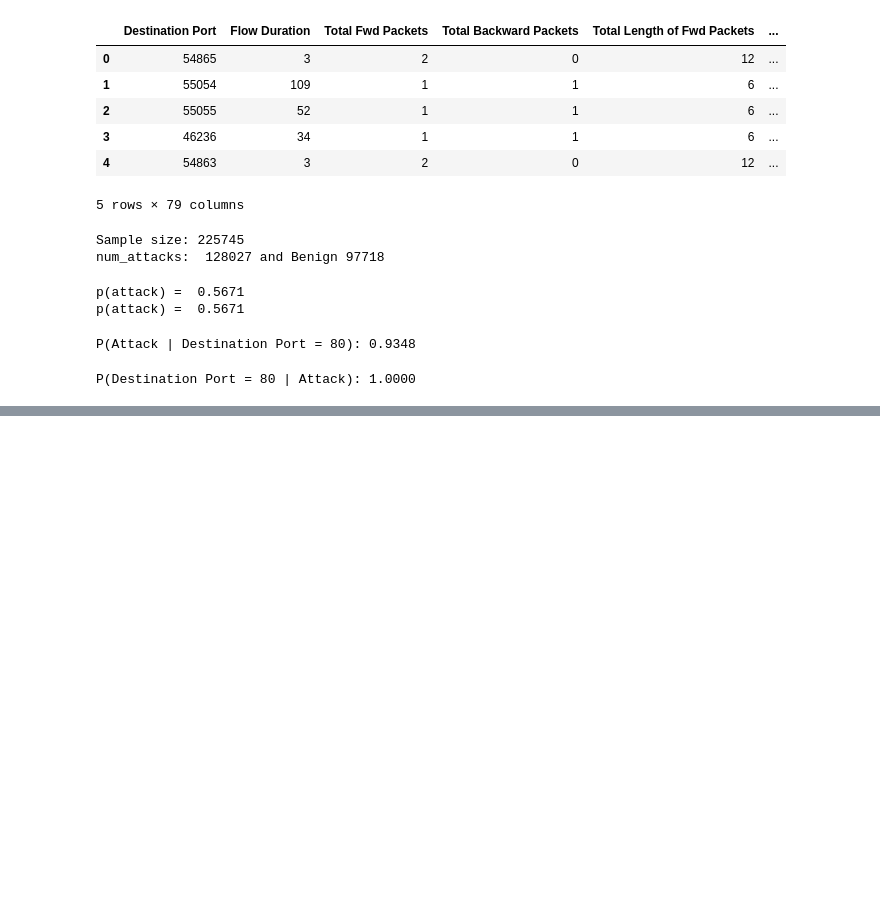
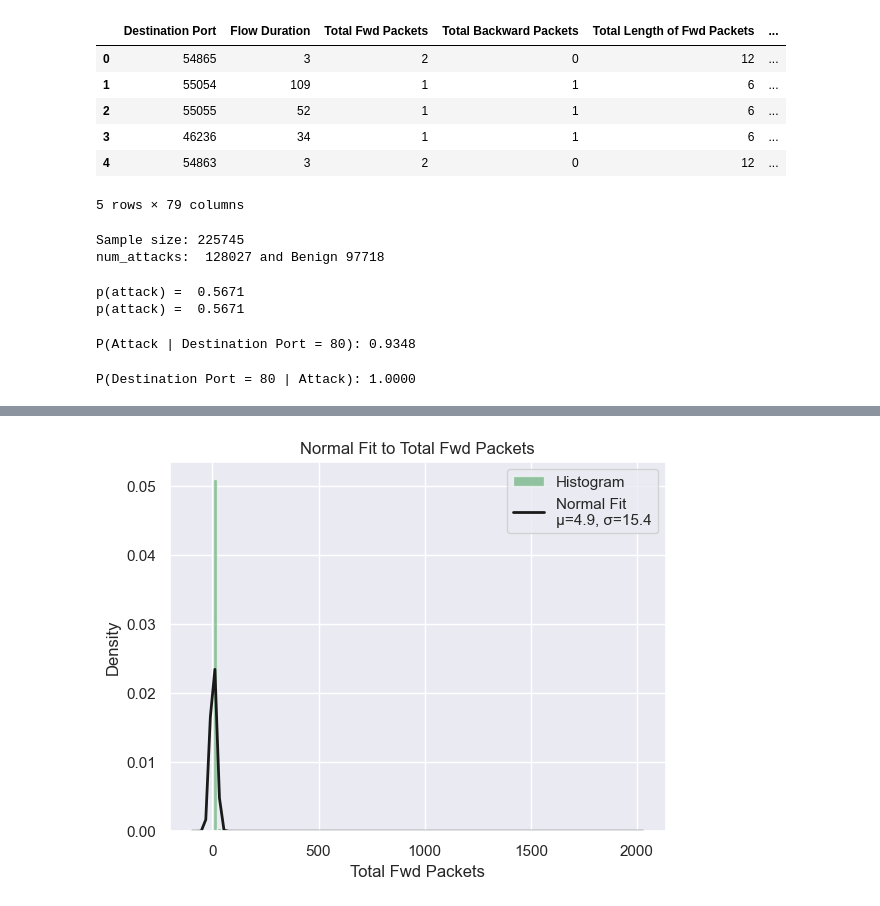
Before and after one commit to Juthisarker/IDA-exercise, a Jupyter notebook: exercise6-7/exercise6-7.ipynb, the cells around one changed output, grey strips where cells are left out. Drawn from its saved outputs; the diff is of its cells as text; code cells hidden in the pictures; blank space fills up the shorter version.

```diff
--- a/exercise6-7/exercise6-7.ipynb
+++ b/exercise6-7/exercise6-7.ipynb
@@ -55,0 +136,21 @@ P(Destination Port = 80 | Attack): 1.0000
+# %%
+feature = "Total Fwd Packets"
+
+data = pd.to_numeric(df[feature], errors = 'coerce')
+data = data[np.isfinite(data)]
+
+mu, std = stats.norm.fit(data)
+
+plt.hist(data, bins=100, density=True, alpha=0.6, color='g', label='Histogram')
+xmin, xmax = plt.xlim()
+x = np.linspace(xmin, xmax, 100)
+p = stats.norm.pdf(x, mu, std)
+plt.plot(x, p, 'k', linewidth=2, label=f"Normal Fit\nμ={mu:.1f}, σ={std:.1f}")
+plt.title(f"Normal Fit to {feature}")
+plt.xlabel(feature)
+plt.ylabel("Density")
+plt.legend()
+plt.grid(True)
+plt.show()
+# %% [output]
+[figure, added]
```
Also changed, not shown: parts of 14 cells of this notebook, 3 other files.
